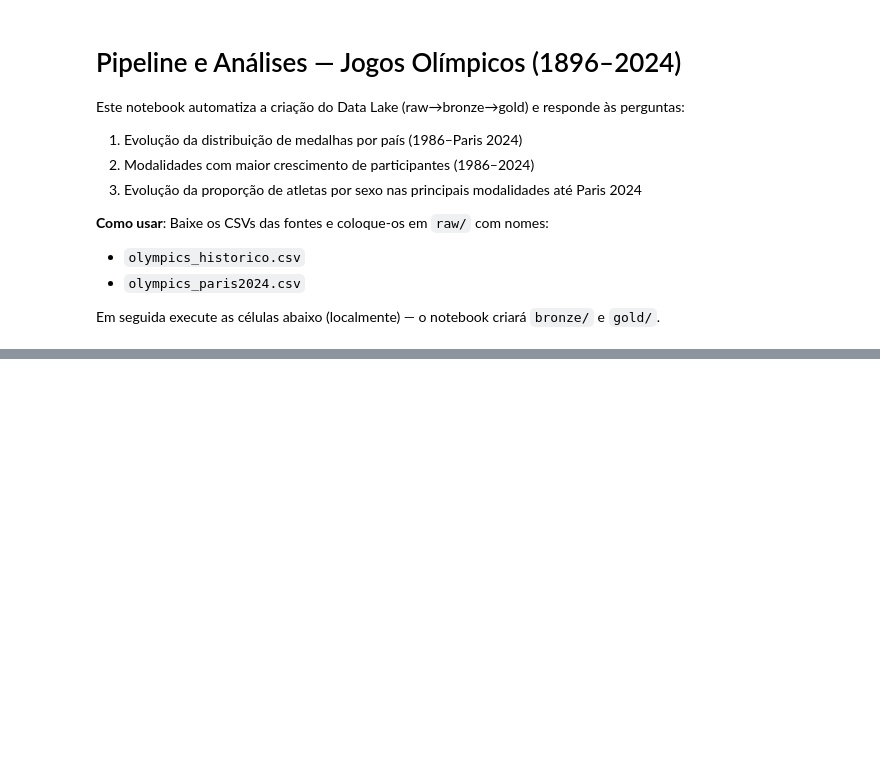
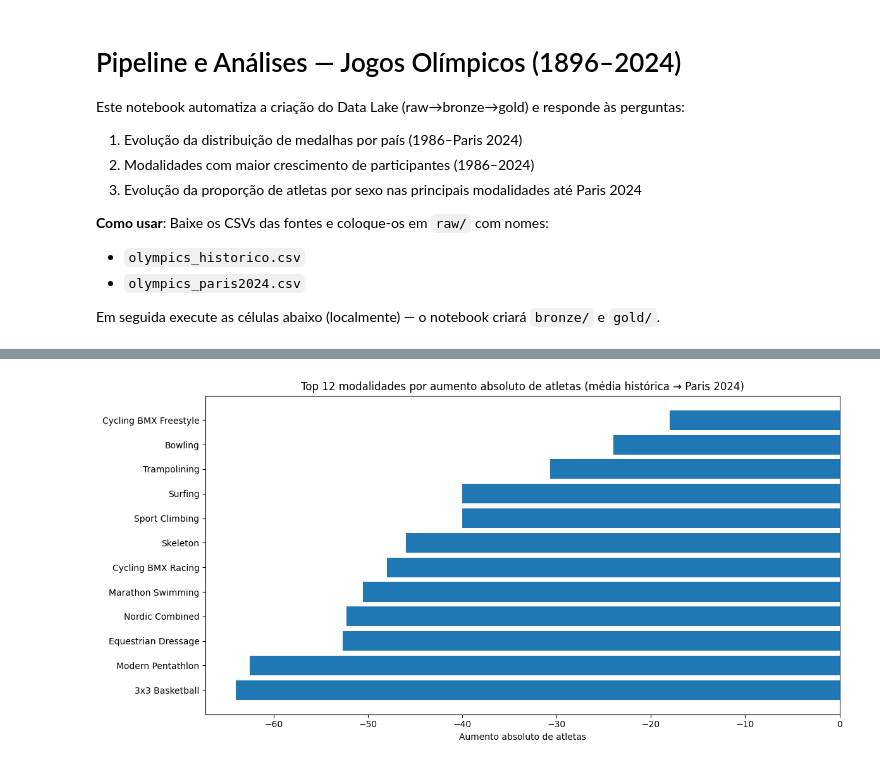
Before and after one commit to GustavoCosta200/Olympics-datalake, a Jupyter notebook: notebook.ipynb, the cells around one changed output, grey strips where cells are left out. Drawn from its saved outputs; the diff is of its cells as text; code cells hidden in the pictures; blank space fills up the shorter version.

Commit message:
Gráfico de crescimento de modalidades consertado

```diff
--- a/notebook.ipynb
+++ b/notebook.ipynb
@@ -213,33 +357,43 @@ plt.show()
 # %%
 
 # --- Pergunta 2: Modalidades que mais cresceram em número de participantes entre 1986 e 2024
 # Precisamos de uma coluna que represente participação. Muitas bases têm 'athlete' ou 'participants'.
 # Vamos contar atletas únicos por esporte e edição.
+cresc = 0
+
 participants = df_all[df_all['athlete'].notna()]
 participants_unique = participants.groupby(['year','sport'])['athlete'].nunique().reset_index(name='n_athletes')
 # média histórica por esporte (1986-2022) vs Paris 2024
 mean_historical = participants_unique[participants_unique['year']<2024].groupby('sport')['n_athletes'].mean().reset_index(name='mean_historical')
 paris2024 = participants_unique[participants_unique['year']==2024][['sport','n_athletes']].rename(columns={'n_athletes':'paris_2024'})
 modalities_growth = mean_historical.merge(paris2024, on='sport', how='left').fillna(0)
+
+if (cresc == 1):
+    modalities_growth['absolute_change'] = -modalities_growth['paris_2024'] - modalities_growth['mean_historical']
+else:
+    modalities_growth['absolute_change'] = modalities_growth['paris_2024'] - modalities_growth['mean_historical']
+
 modalities_growth['absolute_change'] = modalities_growth['paris_2024'] - modalities_growth['mean_historical']
 modalities_growth['relative_change_pct'] = modalities_growth['absolute_change'] / modalities_growth['mean_historical'].replace(0, np.nan) * 100
 modalities_growth = modalities_growth.sort_values('absolute_change', ascending=False)
 modalities_growth.to_csv(gold / 'analise_modalidades' / 'modalidades_crescimento_1986_2024.csv', index=False)
 
 # Estatísticas: moda/mediana do número de participantes (histórico)
 modal_stats = participants_unique.groupby('sport')['n_athletes'].agg(['median', lambda x: x.mode().iat[0] if not x.mode().empty else pd.NA]).reset_index()
 modal_stats.columns = ['sport','median_historical','mode_historical']
 modal_stats.to_csv(gold / 'analise_modalidades' / 'modal_stats.csv', index=False)
 
 # Plot: top 12 modalidades por crescimento absoluto
 top12 = modalities_growth.head(12)
 plt.figure(figsize=(12,6))
 plt.barh(top12['sport'][::-1], top12['absolute_change'][::-1])
 plt.title('Top 12 modalidades por aumento absoluto de atletas (média histórica → Paris 2024)')
 plt.xlabel('Aumento absoluto de atletas')
 plt.tight_layout()
 plt.savefig(gold / 'analise_modalidades' / 'modalidades_top12_crescimento.png')
 plt.show()
+# %% [output]
+[figure, added]
 # %%
 
 # --- Pergunta 3: Evolução da proporção de atletas por sexo nas principais modalidades até Paris 2024
```
Also changed, not shown: parts of 14 cells of this notebook, 2 other files.
